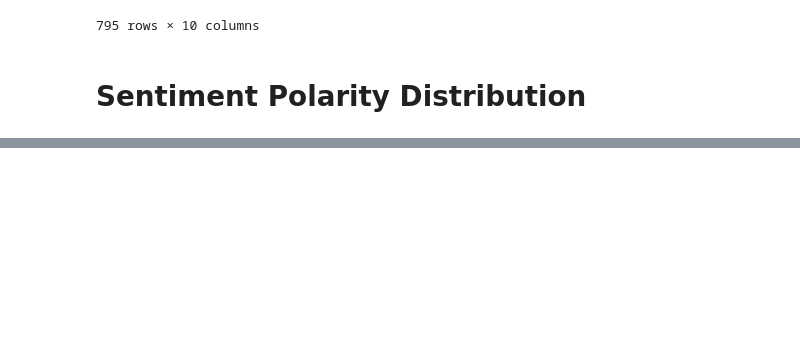
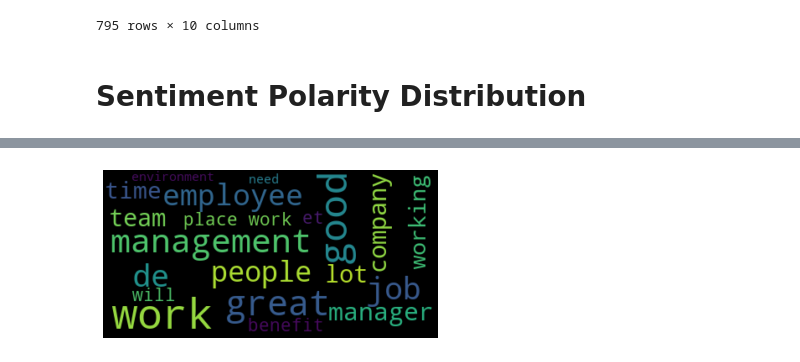
Before and after one commit to nguyen-cao/job-cruncher, a Jupyter notebook: job_reviews_sentiment.ipynb, the cells around one changed output, grey strips where cells are left out. Saved outputs shown, nothing was run; the diff lists cells and outputs as text; code cells hidden in the pictures; blank space fills up the shorter version.

```diff
--- a/job_reviews_sentiment.ipynb
+++ b/job_reviews_sentiment.ipynb
@@ -79,0 +228,3 @@ df['polarity'].iplot(
+# %%
+df_positive = df[df['polarity'] >= 0]
+df_negative = df[df['polarity'] < -0.01]
@@ -79,0 +249,12 @@ df['polarity'].iplot(
+# %%
+positive_reviews = df_positive['description'].str.cat(sep=' ')
+negative_reviews = df_negative['description'].str.cat(sep=' ')
+# %%
+wordcloud = WordCloud(stopwords=STOPWORDS,max_font_size=50, max_words=20).generate(positive_reviews)
+
+# Display the generated image:
+plt.imshow(wordcloud, interpolation='bilinear')
+plt.axis("off")
+plt.show()
+# %% [output]
+[figure, added]
```
Also changed, not shown: parts of 19 cells of this notebook, 2 other files.
